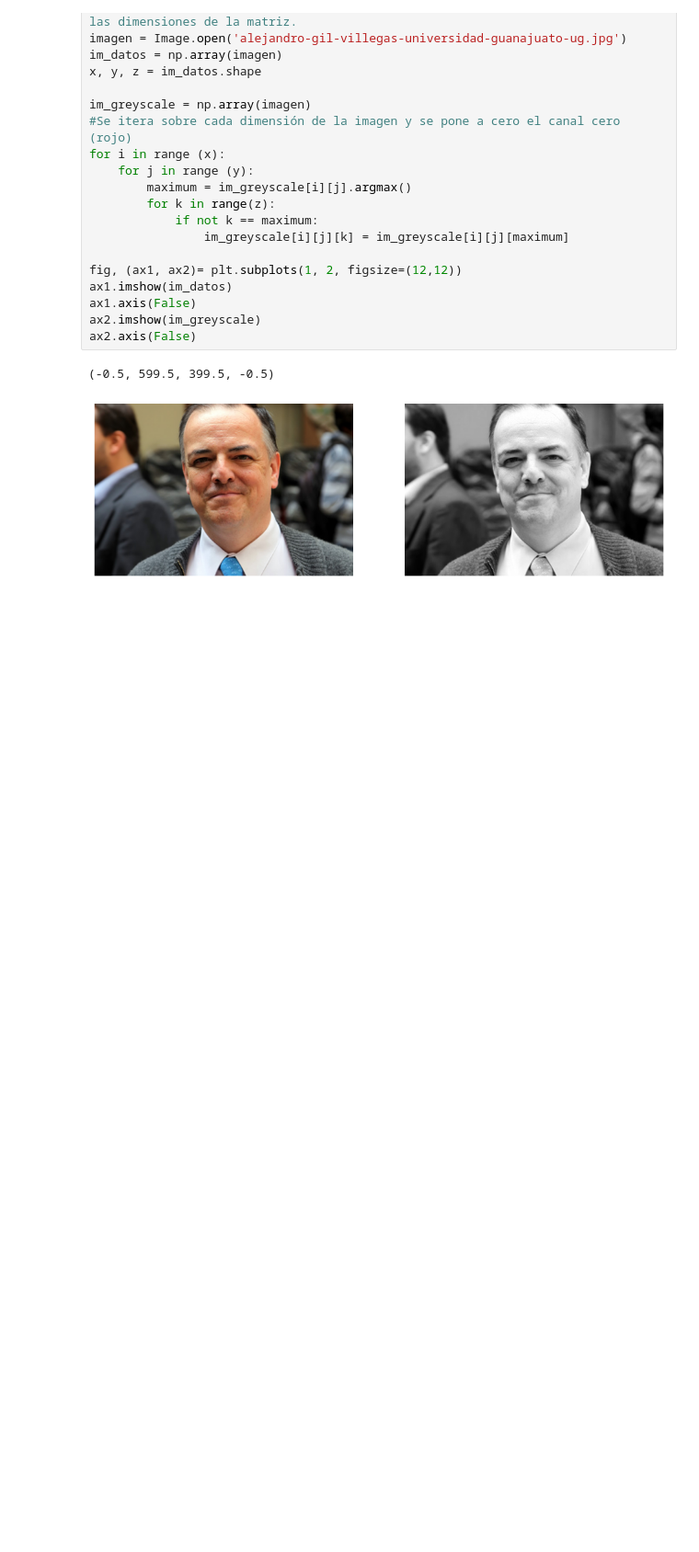
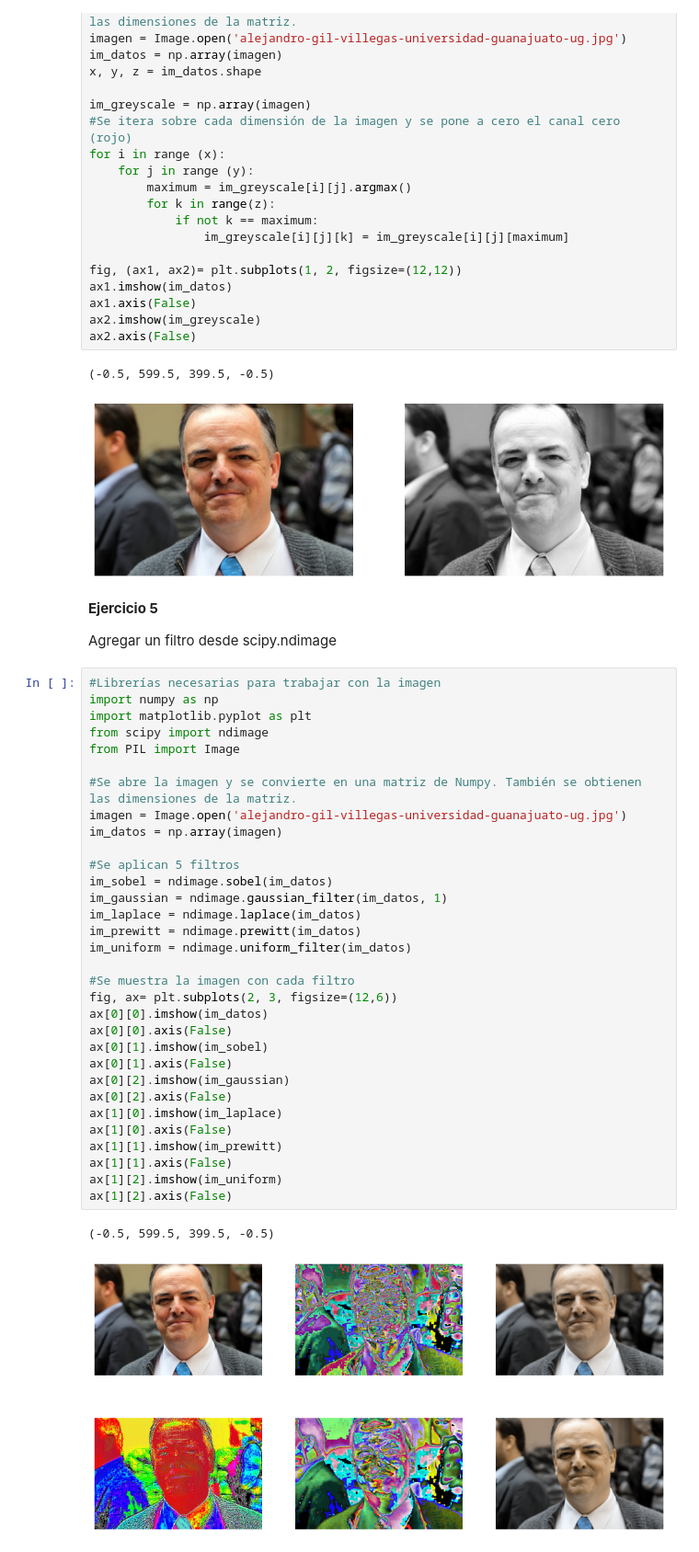
Before and after one commit to yakincc/DataAnalysis_LYCC_UGTO, a Jupyter notebook: Ejercicios/Matplotlib_Ejercicios_LYCC_AD.ipynb, the cells around one changed output. Shown at 92% size. Drawn from its saved outputs; the diff is of its cells as text; blank space fills up the shorter version.

Commit message:
Añadido Ejercicio 5 a Matplotlib_Ejercicios_LYCC_AD.ipynb

```diff
--- a/Ejercicios/Matplotlib_Ejercicios_LYCC_AD.ipynb
+++ b/Ejercicios/Matplotlib_Ejercicios_LYCC_AD.ipynb
@@ -140,3 +140,42 @@ ax2.axis(False)
 # %% [output]
 (-0.5, 599.5, 399.5, -0.5)
 [figure]
+# %% [markdown]
+**Ejercicio 5**
+
+Agregar un filtro desde scipy.ndimage
+# %%
+#Librerías necesarias para trabajar con la imagen
+import numpy as np
+import matplotlib.pyplot as plt
+from scipy import ndimage
+from PIL import Image
+
+#Se abre la imagen y se convierte en una matriz de Numpy. También se obtienen las dimensiones de la matriz.
+imagen = Image.open('alejandro-gil-villegas-universidad-guanajuato-ug.jpg')
+im_datos = np.array(imagen)
+
+#Se aplican 5 filtros
+im_sobel = ndimage.sobel(im_datos)
+im_gaussian = ndimage.gaussian_filter(im_datos, 1)
+im_laplace = ndimage.laplace(im_datos)
+im_prewitt = ndimage.prewitt(im_datos)
+im_uniform = ndimage.uniform_filter(im_datos)
+
+#Se muestra la imagen con cada filtro
+fig, ax= plt.subplots(2, 3, figsize=(12,6))
+ax[0][0].imshow(im_datos)
+ax[0][0].axis(False)
+ax[0][1].imshow(im_sobel)
+ax[0][1].axis(False)
+ax[0][2].imshow(im_gaussian)
+ax[0][2].axis(False)
+ax[1][0].imshow(im_laplace)
+ax[1][0].axis(False)
+ax[1][1].imshow(im_prewitt)
+ax[1][1].axis(False)
+ax[1][2].imshow(im_uniform)
+ax[1][2].axis(False)
+# %% [output]
+(-0.5, 599.5, 399.5, -0.5)
+[figure, added]
```
